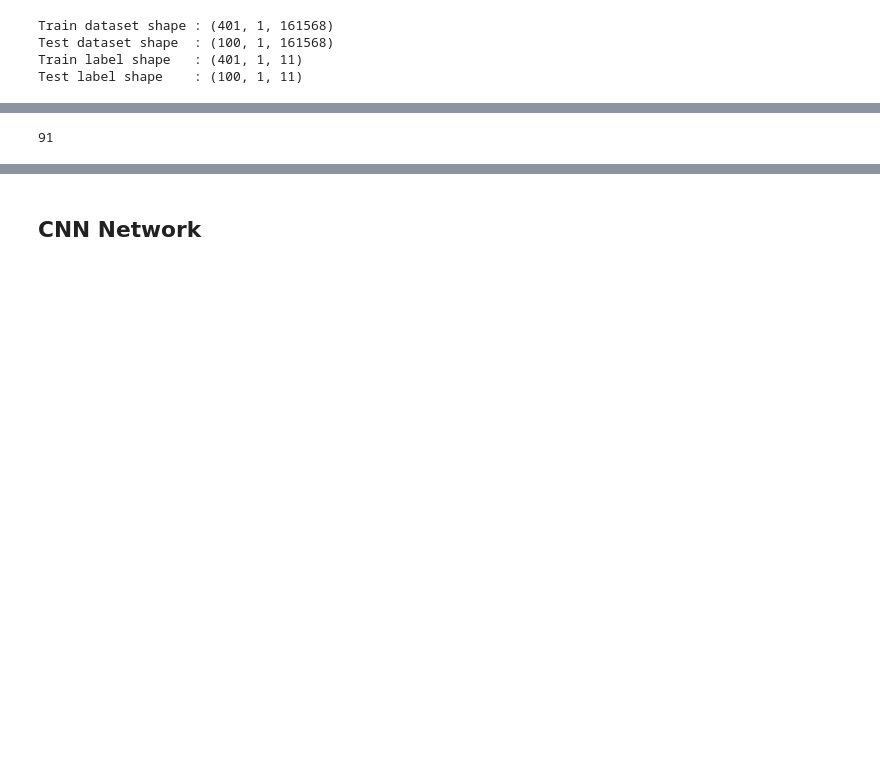
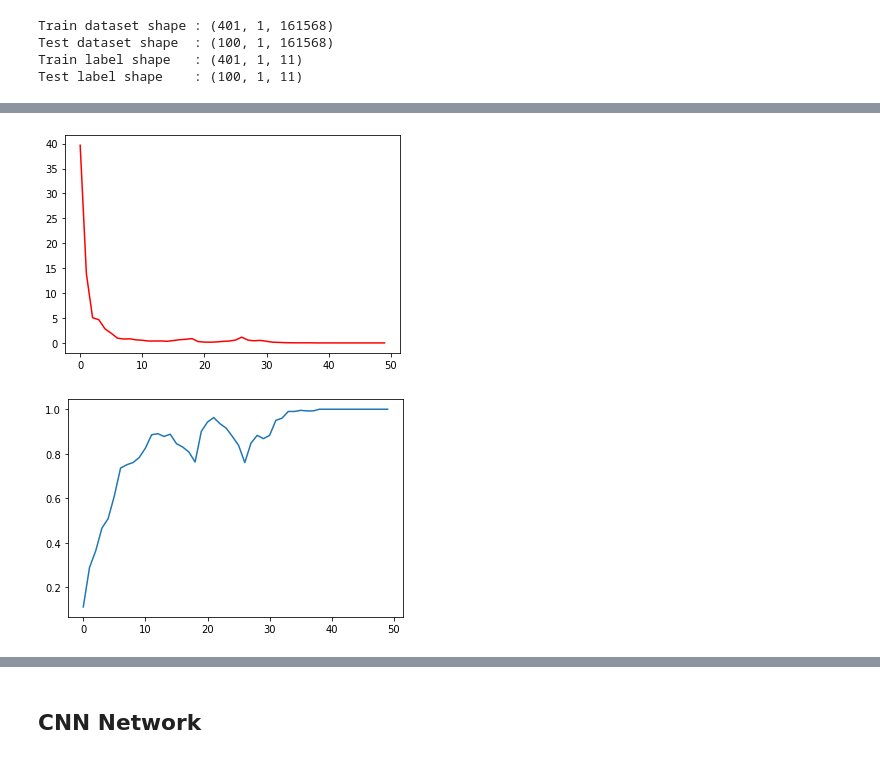
Before and after one commit to calvinwynne/gesture-estimator, a Jupyter notebook: datasetPreparation.ipynb, the cells around one changed output, grey strips where cells are left out. Cells and saved outputs as stored; diff of their text form; code cells hidden in the pictures; blank space fills up the shorter version.

```diff
--- a/datasetPreparation.ipynb
+++ b/datasetPreparation.ipynb
@@ -307,7 +365,7 @@ Train label shape   : (401, 1, 11)
 Test label shape    : (100, 1, 11)
 # %%
 from tensorflow.keras.models import Sequential
-from tensorflow.keras.layers import LSTM, Dense
+from tensorflow.keras.layers import LSTM, Dense, Dropout
 from tensorflow.keras.callbacks import TensorBoard
 
 log_dir = os.path.join('Logs')
@@ -321,7 +379,7 @@ model.add(Dense(32, activation='LeakyReLU'))
 model.add(Dense(11, activation='softmax'))
 
 model.compile(optimizer='Adam', loss='categorical_crossentropy', metrics=['categorical_accuracy'])
-model.fit(train, train_label, epochs=50, callbacks=[tb_callback])
+model = train_wrapper(model, train, train_label, epochs=50, callbacks=[tb_callback])
 
 model.summary()
 # %% [output]
@@ -341,13 +399,6 @@ Epoch 6/50
 Total params: 10,359,435
 Trainable params: 10,359,435
 Non-trainable params: 0
 _________________________________________________________________
+[figure, added]
+[figure, added]
-# %%
-predicted = model.predict(test)
-counter = 0
-for i in range(predicted.shape[0]):
-    if actions[np.argmax(predicted[i])] == actions[np.argmax(test_label[i])]:
-        counter +=1
-counter
-# %% [output]
-91
```
Also changed, not shown: parts of 14 cells of this notebook, 52 other files.
